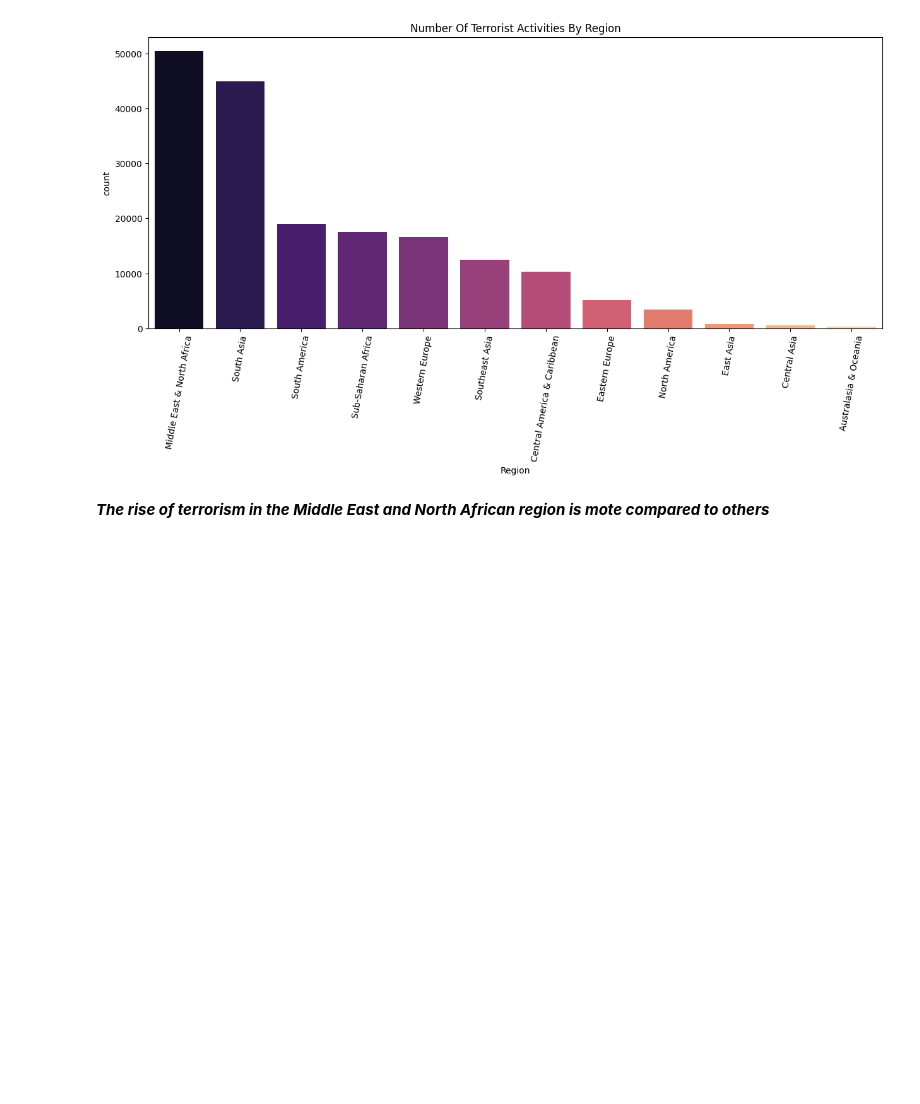
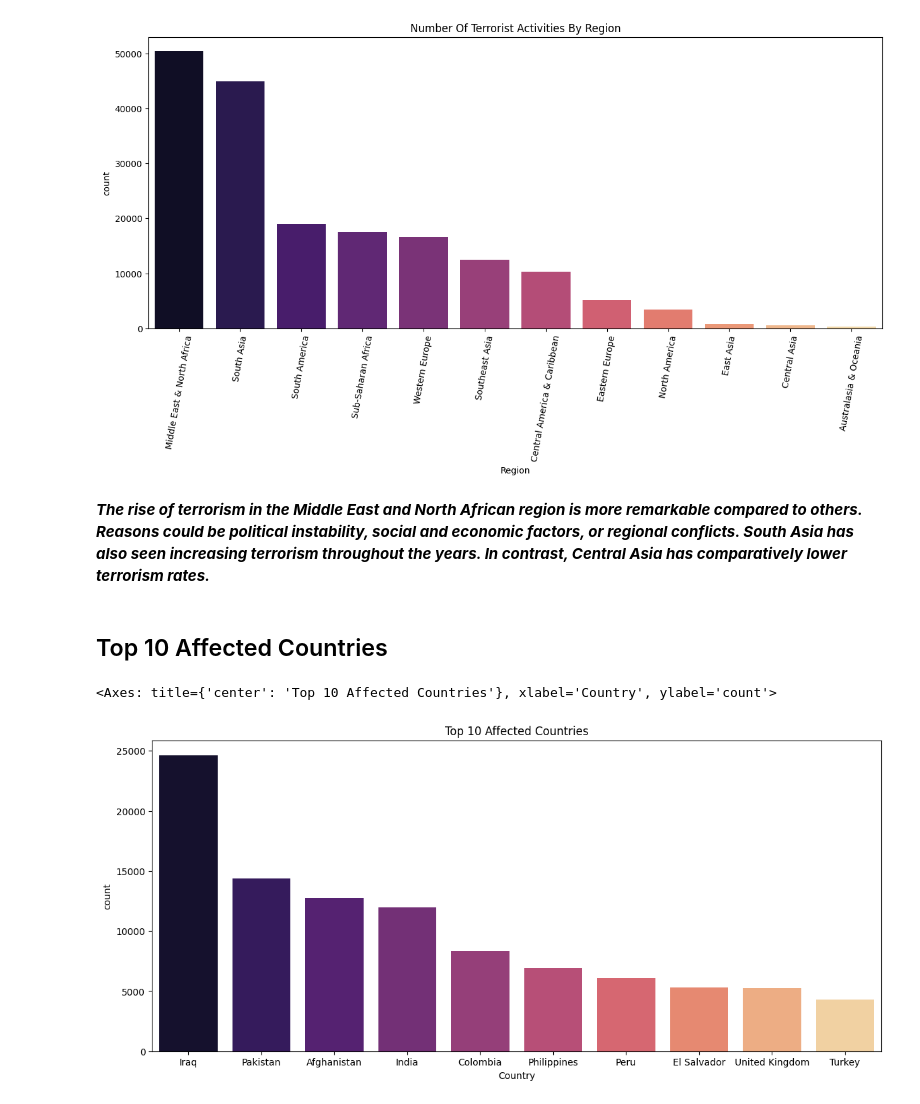
Before and after one commit to Gemini-Abhi/Machine-Learning-projects, a Jupyter notebook: Terrorism Project/Terrorism.ipynb, the cells around one changed output. Drawn from its saved outputs; the diff is of its cells as text; code cells hidden in the pictures; blank space fills up the shorter version.

Commit message:
Top 10 Countries affected by Terrorism

```diff
--- a/Terrorism Project/Terrorism.ipynb
+++ b/Terrorism Project/Terrorism.ipynb
@@ -295,4 +295,16 @@ plt.show()
 # %% [output]
 [figure]
 # %% [markdown]
-***The rise of terrorism in the Middle East and North African region is mote compared to others***
+***The rise of terrorism in the Middle East and North African region is more remarkable compared to others. Reasons could be political instability, social and economic factors, or regional conflicts. South Asia has also seen increasing terrorism throughout the years. In contrast, Central Asia has comparatively lower terrorism rates.***
+# %% [markdown]
+## Top 10 Affected Countries
+# %%
+top_countries=df2['Country'].value_counts()[:10].reset_index(name='count')
+plt.subplots(figsize=(14,6))
+
+plt.title('Top 10 Affected Countries')
+
+sns.barplot(data=top_countries,x='Country',y=top_countries['count'],palette='magma',order=top_countries['Country'])
+# %% [output]
+<Axes: title={'center': 'Top 10 Affected Countries'}, xlabel='Country', ylabel='count'>
+[figure, added]
```
Also changed, not shown: parts of 1 cell of this notebook.
